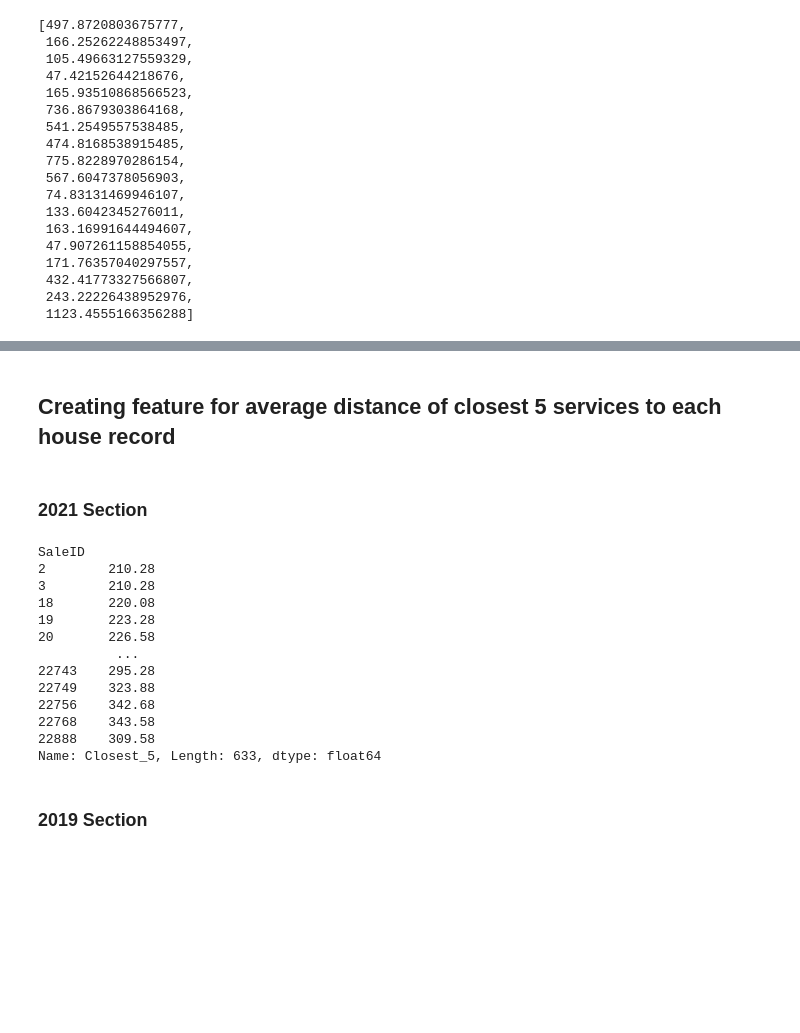
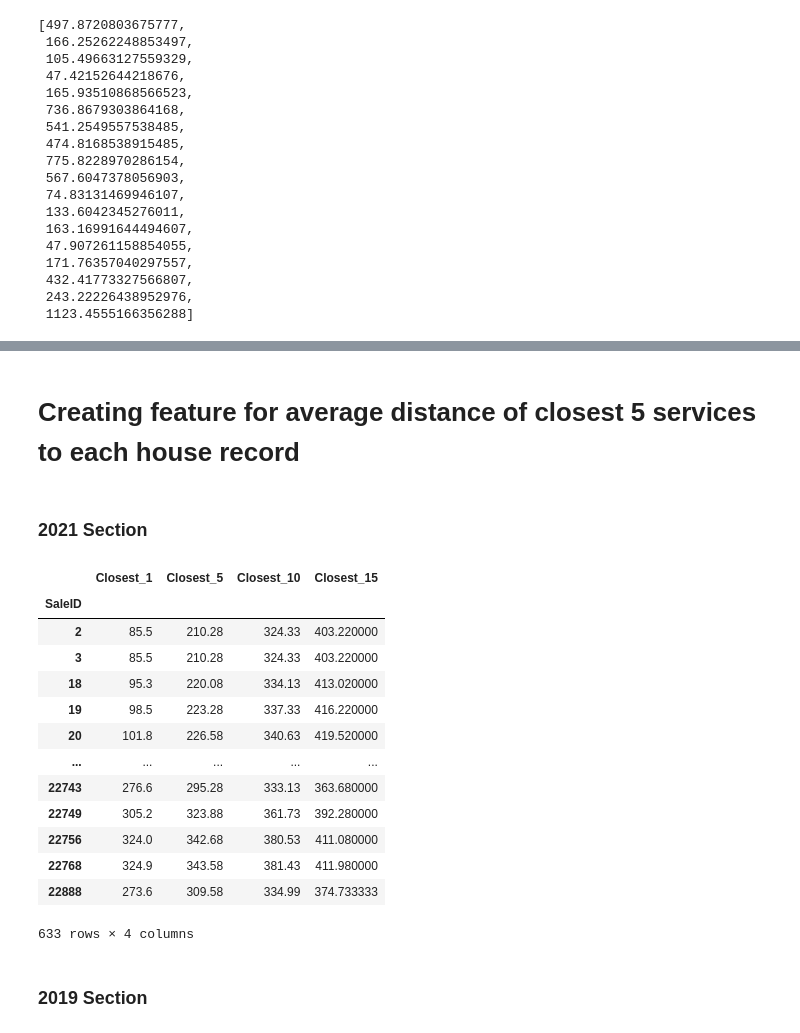
Before and after one commit to lelandjmurrin/Ames_Housing_Project, a Jupyter notebook: Ames_Feature_Engineering.ipynb, the cells around one changed output, grey strips where cells are left out. Drawn from its saved outputs; the diff is of its cells as text; code cells hidden in the pictures; blank space fills up the shorter version.

```diff
--- a/Ames_Feature_Engineering.ipynb
+++ b/Ames_Feature_Engineering.ipynb
@@ -238,39 +225,37 @@ get_vif(df_far[["Library", "Historic"]])
 # %% [markdown]
-## Creating feature for average distance of closest 5 services to each house record
+# Creating feature for average distance of closest 5 services to each house record
 # %% [markdown]
 ### 2021 Section
 # %%
 df_closest2021 = {}
 
 for i in [1, 5, 10, 15]:
     df_closest2021[f"Closest_{i}"] = (df_driv_time_final2021
-        #.drop(["Lat_house", "Long_house", "SalePrice"], axis = 1)
         .stack()
         .reset_index()
         .set_axis(["SaleID", "Service", "driv_time"], axis = 1)
         .sort_values("driv_time")
         .groupby("SaleID")
         .head(i)
         .sort_values(["SaleID", "driv_time"])
         .groupby("SaleID")
         .driv_time
         .mean()
-        #[["driv_time"]]
-        #.mean().driv_time
     )
 
-pd.DataFrame(df_closest2021).Closest_5#.join(df_driv_final["from_time"].SalePrice)
+pd.DataFrame(df_closest2021)
 # %% [output]
+|  | Closest_1 | Closest_5 | Closest_10 | Closest_15 |
+| SaleID |  |  |  |  |
+| 2 | 85.5 | 210.28 | 324.33 | 403.220000 |
+| 3 | 85.5 | 210.28 | 324.33 | 403.220000 |
+| 18 | 95.3 | 220.08 | 334.13 | 413.020000 |
+| 19 | 98.5 | 223.28 | 337.33 | 416.220000 |
+| 20 | 101.8 | 226.58 | 340.63 | 419.520000 |
+| ... | ... | ... | ... | ... |
+| 22743 | 276.6 | 295.28 | 333.13 | 363.680000 |
+| 22749 | 305.2 | 323.88 | 361.73 | 392.280000 |
+| 22756 | 324.0 | 342.68 | 380.53 | 411.080000 |
+| 22768 | 324.9 | 343.58 | 381.43 | 411.980000 |
+| 22888 | 273.6 | 309.58 | 334.99 | 374.733333 |
-SaleID
-2        210.28
-3        210.28
-18       220.08
-19       223.28
-20       226.58
-          ...
-22743    295.28
-22749    323.88
-22756    342.68
-22768    343.58
-22888    309.58
-Name: Closest_5, Length: 633, dtype: float64
+633 rows × 4 columns
```
Also changed, not shown: parts of 100 cells of this notebook, 19 other files.
